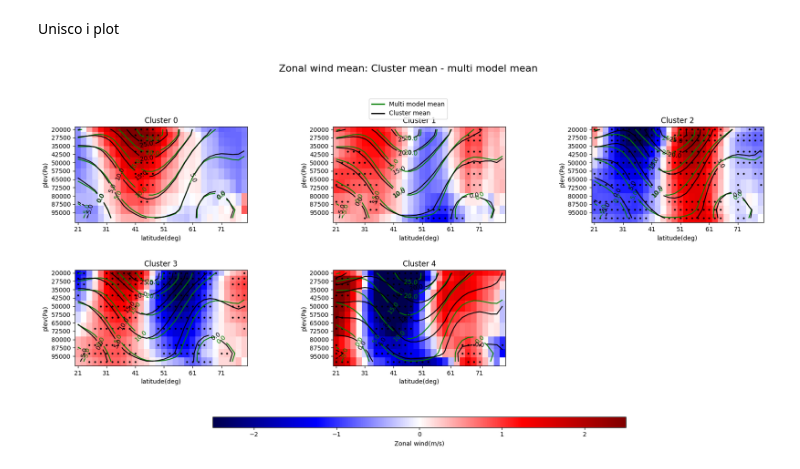
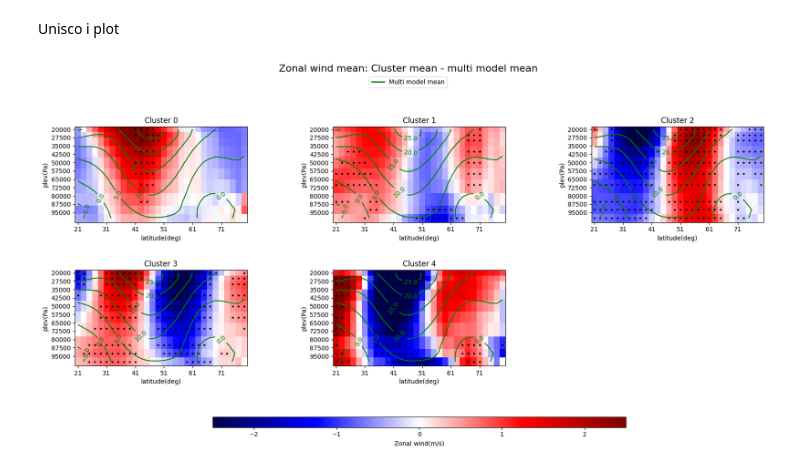
Before and after one commit to sbeltrami/tesi, a Jupyter notebook: bootstrap_zonmean_results.ipynb, the cells around one changed output. Drawn from its saved outputs; the diff is of its cells as text; code cells hidden in the pictures.

```diff
--- a/bootstrap_zonmean_results.ipynb
+++ b/bootstrap_zonmean_results.ipynb
@@ -184,8 +184,8 @@ coords = np.where(matrix10_cluster0_zonmean == 1) #array di valori di longitudin
 ax[0,0].plot(diff_cluster0.lat[coords[1]], diff_cluster0.plev[coords[0]], marker='o', color='black', markersize=2, linestyle='None')
 contour_models = ax[0,0].contour(lat,plev, array_mean_cluster0_zonmean, colors='g') #lat,plev
 ax[0,0].clabel(contour_models, fmt='%1.1f')
-contour_cluster = ax[0,0].contour(lat,plev,mean_cluster0[:,:,0], colors='black') #lon,lat
-ax[0,0].clabel(contour_cluster, fmt='%1.1f')
+#contour_cluster = ax[0,0].contour(lat,plev,mean_cluster0[:,:,0], colors='black') #lon,lat
+#ax[0,0].clabel(contour_cluster, fmt='%1.1f')
 ax[0,0].invert_yaxis()
 
 #ax[0,1]
@@ -194,8 +194,8 @@ coords = np.where(matrix10_cluster1_zonmean == 1)
 ax[0,1].plot(diff_cluster1.lat[coords[1]], diff_cluster1.plev[coords[0]], marker='o', color='black', markersize=2, linestyle='None')
 contour_models = ax[0,1].contour(lat,plev, array_mean_cluster1_zonmean, colors='g') #lat,plev
 ax[0,1].clabel(contour_models, fmt='%1.1f')
-contour_cluster = ax[0,1].contour(lat,plev,mean_cluster1[:,:,0], colors='black') #lon,lat
-ax[0,1].clabel(contour_cluster, fmt='%1.1f')
+#contour_cluster = ax[0,1].contour(lat,plev,mean_cluster1[:,:,0], colors='black') #lon,lat
+#ax[0,1].clabel(contour_cluster, fmt='%1.1f')
 ax[0,1].invert_yaxis()
 
 #ax[0,2]
@@ -204,8 +204,8 @@ coords = np.where(matrix10_cluster2_zonmean == 1)
 ax[0,2].plot(diff_cluster2.lat[coords[1]], diff_cluster2.plev[coords[0]], marker='o', color='black', markersize=2, linestyle='None')
 contour_models = ax[0,2].contour(lat,plev, array_mean_cluster2_zonmean, colors='g') #lat,plev
 ax[0,2].clabel(contour_models, fmt='%1.1f')
-contour_cluster = ax[0,2].contour(lat,plev,mean_cluster2[:,:,0], colors='black') #lon,lat
-ax[0,2].clabel(contour_cluster, fmt='%1.1f')
+#contour_cluster = ax[0,2].contour(lat,plev,mean_cluster2[:,:,0], colors='black') #lon,lat
+#ax[0,2].clabel(contour_cluster, fmt='%1.1f')
 ax[0,2].invert_yaxis()
 
 #ax[1,0]
@@ -214,38 +214,39 @@ coords = np.where(matrix10_cluster3_zonmean == 1)
 ax[1,0].plot(diff_cluster3.lat[coords[1]], diff_cluster3.plev[coords[0]], marker='o', color='black', markersize=2, linestyle='None')
 contour_models = ax[1,0].contour(lat,plev, array_mean_cluster3_zonmean, colors='g') #lat,plev
 ax[1,0].clabel(contour_models, fmt='%1.1f')
-contour_cluster = ax[1,0].contour(lat,plev,mean_cluster3[:,:,0], colors='black') #lon,lat
-ax[1,0].clabel(contour_cluster, fmt='%1.1f')
+#contour_cluster = ax[1,0].contour(lat,plev,mean_cluster3[:,:,0], colors='black') #lon,lat
+#ax[1,0].clabel(contour_cluster, fmt='%1.1f')
 ax[1,0].invert_yaxis()
 
 #ax[1,1]
 ax[1,1].pcolormesh(diff_cluster4.lat, diff_cluster4.plev, diff_cluster4,vmin=v_min, vmax=v_max,cmap='seismic')
 coords = np.where(matrix10_cluster4_zonmean == 1)
 ax[1,1].plot(diff_cluster4.lat[coords[1]], diff_cluster4.plev[coords[0]], marker='o', color='black', markersize=2, linestyle='None')
 contour_models = ax[1,1].contour(lat,plev, array_mean_cluster4_zonmean, colors='g') #lat,plev
 ax[1,1].clabel(contour_models, fmt='%1.1f')
-contour_cluster = ax[1,1].contour(lat,plev,mean_cluster4[:,:,0], colors='black') #lon,lat
-ax[1,1].clabel(contour_cluster, fmt='%1.1f')
+#contour_cluster = ax[1,1].contour(lat,plev,mean_cluster4[:,:,0], colors='black') #lon,lat
+#ax[1,1].clabel(contour_cluster, fmt='%1.1f')
 ax[1,1].invert_yaxis()
 
 #Imposto valori su assi e titolo
 for i in range(2):
     for j in range(3):
         ax[i,j].set_xticks(np.arange(diff_cluster0.lat.min(),diff_cluster0.lat.max(), 10))
         ax[i,j].set_yticks(np.arange(diff_cluster0.plev.min(),diff_cluster0.plev.max(), 7500))
         ax[i,j].set_ylabel('plev(Pa)')
         ax[i,j].set_xlabel('latitude(deg)')
         ax[i,j].set_title(f'Cluster {k}')
         k = k + 1 #aggiorno indice per cluster
 # Creazione di un oggetto Line2D per la legenda
 green_line = Line2D([0], [0], color='green', lw=2, label='Multi model mean')
-black_line = Line2D([0], [0], color='black', lw=2, label='Cluster mean')
+#black_line = Line2D([0], [0], color='black', lw=2, label='Cluster mean')
 # Aggiungo la legenda al plot
-fig.legend(handles=[green_line,black_line],loc='upper center', bbox_to_anchor=(0.5, 0.95), ncol=1)
+#fig.legend(handles=[green_line,black_line],loc='upper center', bbox_to_anchor=(0.5, 1), ncol=1)
+fig.legend(handles=[green_line],loc='upper center', bbox_to_anchor=(0.5, 1), ncol=1)
 # Titolo
 fig.colorbar(plot_mod,ax=ax, orientation='horizontal', shrink=0.6, aspect=40).set_label('Zonal wind(m/s)')
 fig.suptitle('Zonal wind mean: Cluster mean - multi model mean', fontsize=16, y=1.02)
 fig.savefig('bootstrap_zonmean.pdf', format='pdf')
 ax[1,2].remove()
 # %% [output]
-[figure, old version]
+[figure, new version]
```
Also changed, not shown: 4 other files.
